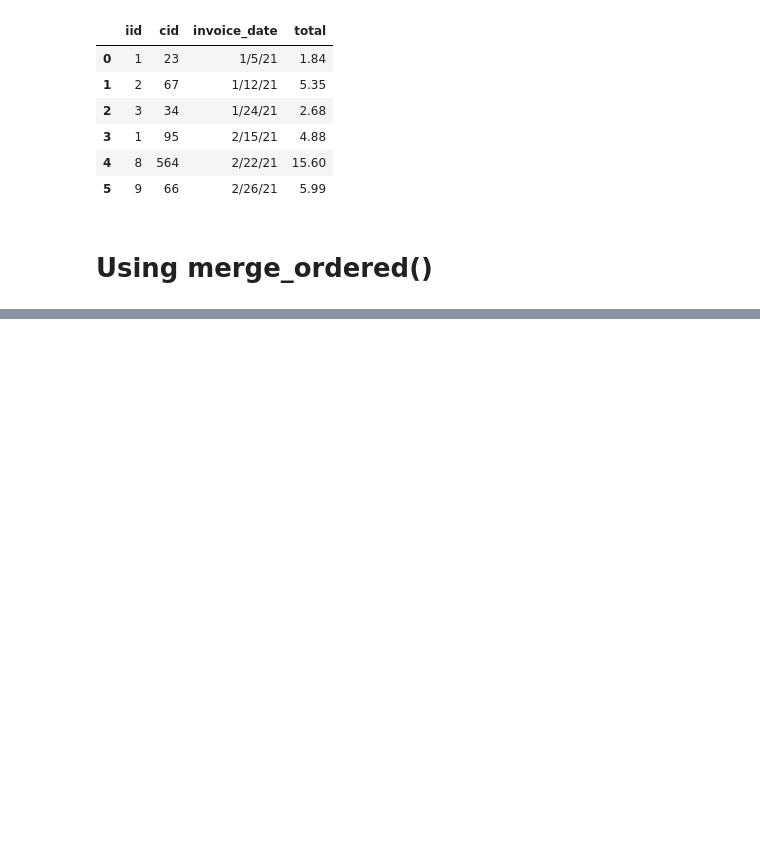
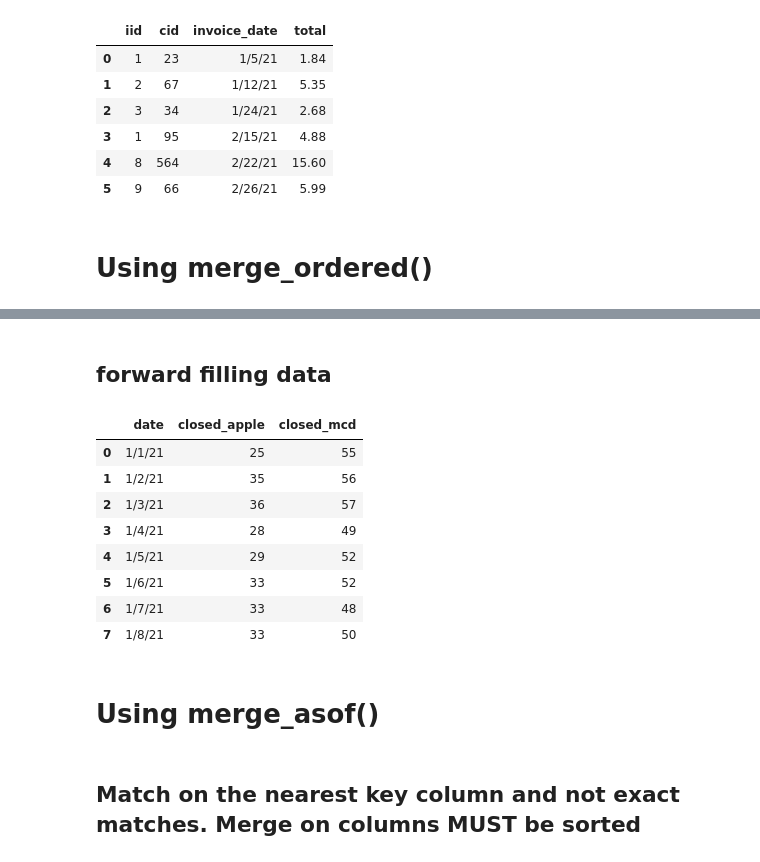
Before and after one commit to Jose-Servin/DataCamp, a Jupyter notebook: Courses/Joining_Data/Joining_Data_Pandas.ipynb, the cells around one changed output, grey strips where cells are left out. Cells and saved outputs as stored; diff of their text form; code cells hidden in the pictures; blank space fills up the shorter version.

```diff
--- a/Courses/Joining_Data/Joining_Data_Pandas.ipynb
+++ b/Courses/Joining_Data/Joining_Data_Pandas.ipynb
@@ -1014,0 +1030,18 @@ pd.concat([jan_data, feb_data], verify_integrity=False, ignore_index=True)
+# %% [markdown]
+## forward filling data
+# %%
+pd.merge_ordered(apple_stock, mcd_stock, on='date', suffixes=('_apple','_mcd'), fill_method='ffill')
+# %% [output]
+|  | date | closed_apple | closed_mcd |
+| 0 | 1/1/21 | 25 | 55 |
+| 1 | 1/2/21 | 35 | 56 |
+| 2 | 1/3/21 | 36 | 57 |
+| 3 | 1/4/21 | 28 | 49 |
+| 4 | 1/5/21 | 29 | 52 |
+| 5 | 1/6/21 | 33 | 52 |
+| 6 | 1/7/21 | 33 | 48 |
+| 7 | 1/8/21 | 33 | 50 |
+# %% [markdown]
+# Using merge_asof()
+# %% [markdown]
+## Match on the nearest key column and not exact matches. Merge on columns MUST be sorted
```
Also changed, not shown: parts of 10 cells of this notebook, 4 other files.
